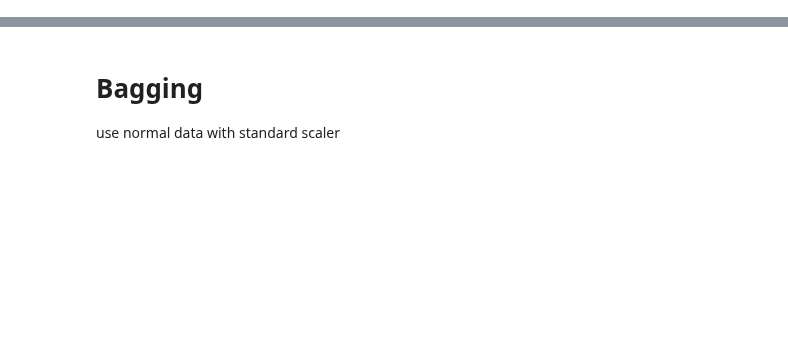
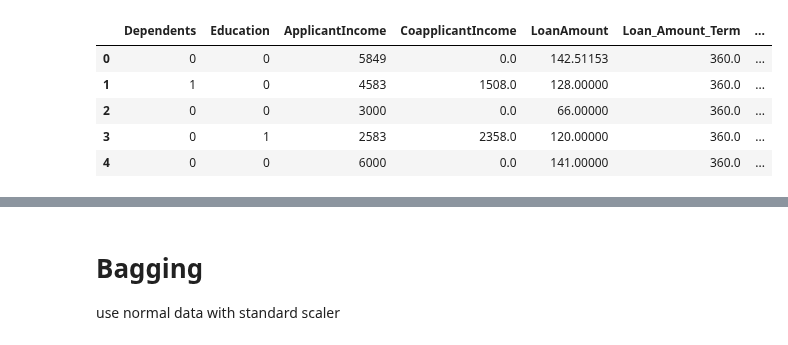
Before and after one commit to sagarbhadra7/Data-Science, a Jupyter notebook: Loan_prediction.ipynb, the cells around one changed output, grey strips where cells are left out. Cells and saved outputs as stored; diff of their text form; code cells hidden in the pictures; blank space fills up the shorter version.

```diff
--- a/Loan_prediction.ipynb
+++ b/Loan_prediction.ipynb
@@ -141,0 +180,20 @@ X_test_imputed=imputer.transform(X_new_test.values)
+# %%
+frames=[data,X_gender_train,X_married_train,X_Self_Employed_train,X_Property_Area_train]
+df=pd.concat(frames,axis='columns')
+# %%
+df['Dependents']=df['Dependents'].replace('3+','3')
+# %%
+df.drop(['Loan_ID','Gender','Married','Self_Employed','Property_Area','Married_No','Self_Employed_No','Female','Urban'],axis=1,inplace=True)
+# %%
+le=LabelEncoder()
+df['Education']=le.fit_transform(df.Education)
+df['Dependents']=df['Dependents'].apply(pd.to_numeric)
+# %%
+df.head()
+# %% [output]
+|  | Dependents | Education | ApplicantIncome | CoapplicantIncome | LoanAmount | Loan_Amount_Term | ... |
+| 0 | 0 | 0 | 5849 | 0.0 | 142.51153 | 360.0 | ... |
+| 1 | 1 | 0 | 4583 | 1508.0 | 128.00000 | 360.0 | ... |
+| 2 | 0 | 0 | 3000 | 0.0 | 66.00000 | 360.0 | ... |
+| 3 | 0 | 1 | 2583 | 2358.0 | 120.00000 | 360.0 | ... |
+| 4 | 0 | 0 | 6000 | 0.0 | 141.00000 | 360.0 | ... |
```
Also changed, not shown: parts of 65 cells of this notebook.
